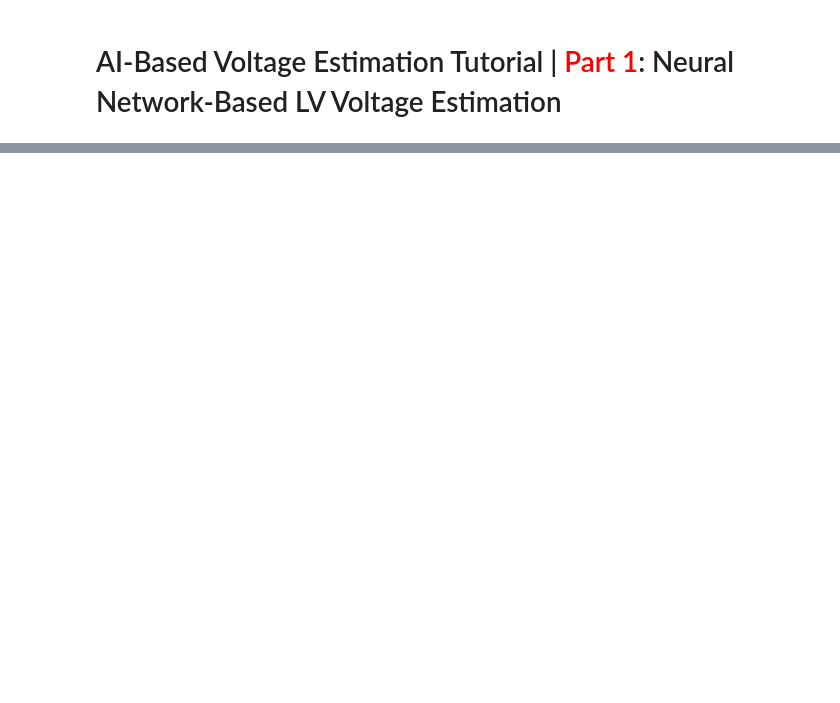
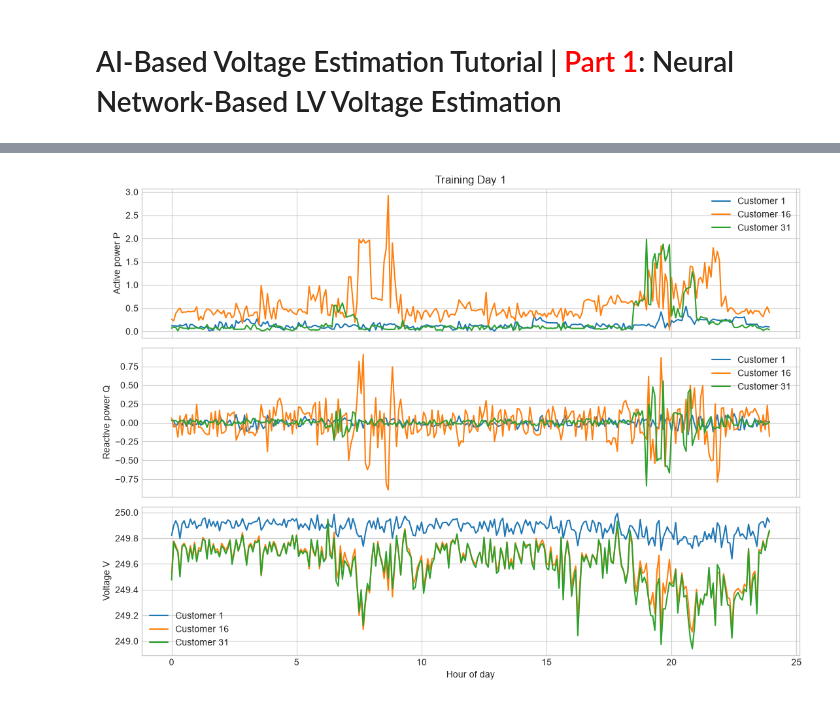
Before and after one commit to Team-Nando-Capstone/Capstone_project_2026_sem1, a Jupyter notebook: Tutorial_1_LV_Vol_Estimation/Tutorial_1_LV_Voltage_Estimation.ipynb, the cells around one changed output, grey strips where cells are left out. Cells and saved outputs as stored; diff of their text form; code cells hidden in the pictures; blank space fills up the shorter version.

Commit message:
Update LV voltage estimation tutorial notebook

```diff
--- a/Tutorial_1_LV_Vol_Estimation/Tutorial_1_LV_Voltage_Estimation.ipynb
+++ b/Tutorial_1_LV_Vol_Estimation/Tutorial_1_LV_Voltage_Estimation.ipynb
@@ -1502,0 +223,31 @@ Write and run your exercise code below.
+# %%
+STEPS_PER_DAY = 24 * 60 // 5
+available_days = len(PQ_tr) // STEPS_PER_DAY
+
+if not 1 <= DAY_TO_PLOT <= available_days:
+    raise ValueError(f"DAY_TO_PLOT must be between 1 and {available_days}.")
+if not all(1 <= customer <= C for customer in CUSTOMERS_TO_PLOT):
+    raise ValueError(f"Customer numbers must be between 1 and {C}.")
+
+start = (DAY_TO_PLOT - 1) * STEPS_PER_DAY
+end = start + STEPS_PER_DAY
+hours = np.arange(STEPS_PER_DAY) * 5 / 60
+customer_indices = [customer - 1 for customer in CUSTOMERS_TO_PLOT]
+
+fig, axes = plt.subplots(3, 1, figsize=(11, 8), sharex=True)
+for axis, matrix, label in zip(
+    axes,
+    [P_tr, Q_tr, V_tr],
+    ["Active power P", "Reactive power Q", "Voltage V"],
+):
+    for customer, index in zip(CUSTOMERS_TO_PLOT, customer_indices):
+        axis.plot(hours, matrix[start:end, index], label=f"Customer {customer}")
+    axis.set_ylabel(label)
+    axis.legend(loc="best")
+
+axes[0].set_title(f"Training Day {DAY_TO_PLOT}")
+axes[-1].set_xlabel("Hour of day")
+plt.tight_layout()
+plt.show()
+# %% [output]
+[figure, added]
```
Also changed, not shown: parts of 91 cells of this notebook.
